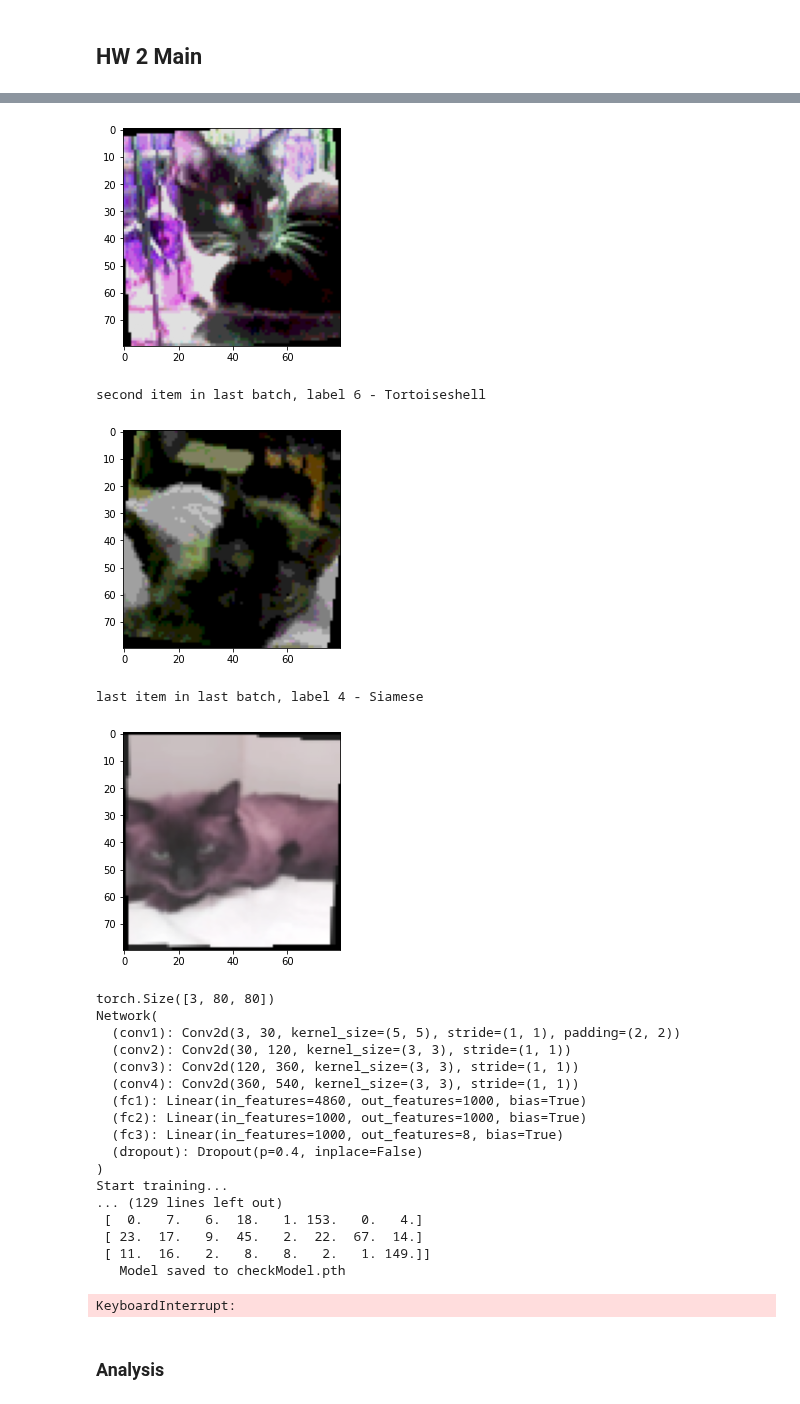
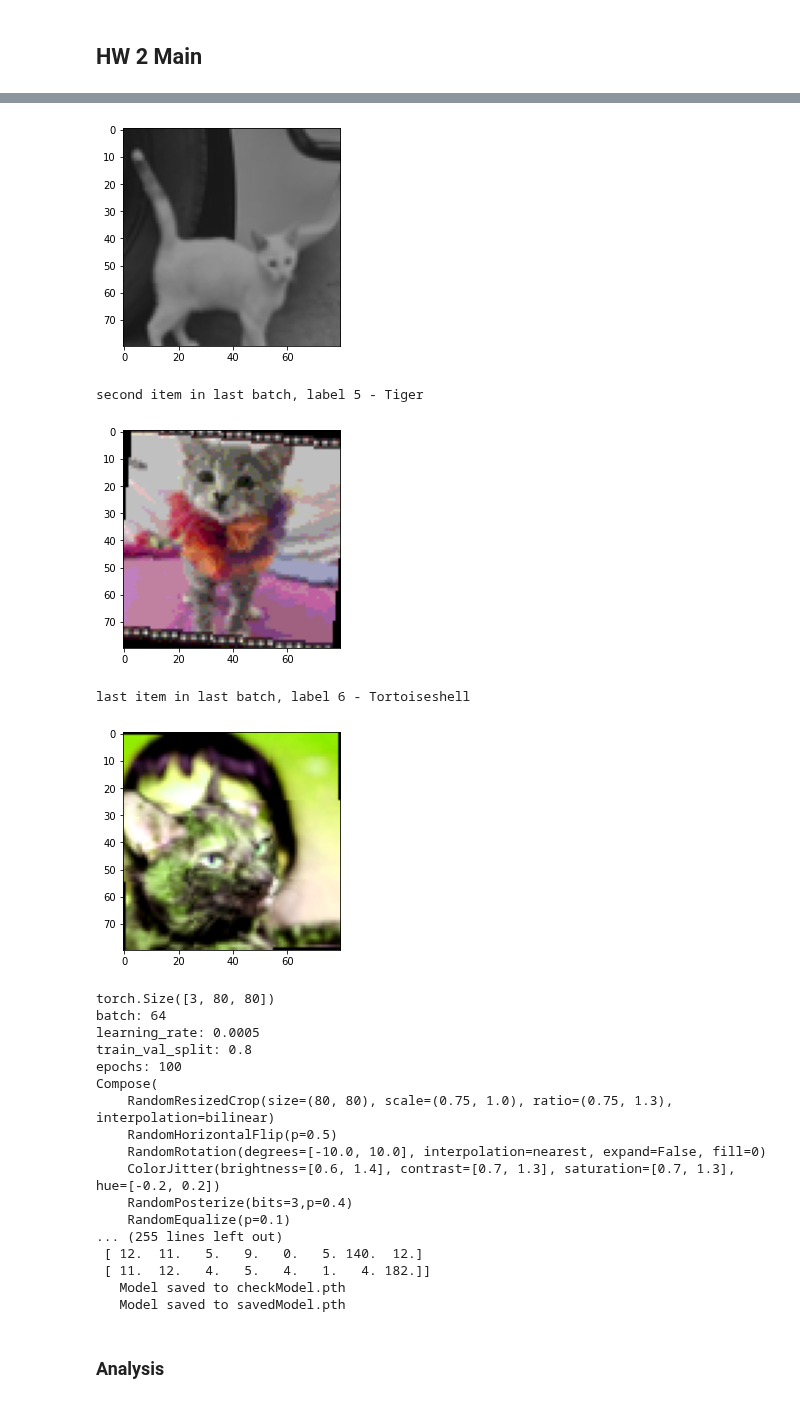
Before and after one commit to demiaochen/Cat-Breed-Classification, a Jupyter notebook: z-trainer.ipynb, the cells around one changed output, grey strips where cells are left out. Cells and saved outputs as stored; diff of their text form; code cells hidden in the pictures.

```diff
--- a/z-trainer.ipynb
+++ b/z-trainer.ipynb
@@ -332,7 +337,35 @@ print(Xs[0].shape)
 
 # Get model, loss criterion and optimizer from student
 net = net.to(device)
+
+#########################
+#**    REMOVABLE_2    **#
+#########################
+print(f'batch: {batch_size}')
+print(f'learning_rate: {learning_rate}')
+print(f'train_val_split: {train_val_split}')
+print(f'epochs: {epochs}')
+
+print(transform('train'))
+
 print(net)
+from prettytable import PrettyTable
+def count_parameters(model):
+    table = PrettyTable(["Modules", "Parameters"])
+    total_params = 0
+    for name, parameter in model.named_parameters():
+        if not parameter.requires_grad: continue
+        param = parameter.numel()
+        table.add_row([name, param])
+        total_params+=param
+    print(table)
+    print(f"Total Trainable Params: {total_params}")
+    return total_params
+count_parameters(net)
+#############################
+#**    REMOVABLE_2 END    **#
+#############################
+
 criterion = loss_func
 optimizer = optimizer
 # get weight initialization and lr scheduler, if appropriate
@@ -400,25 +433,24 @@ first item in last batch, label 7 - Tuxedo
-[figure, old version]
+[figure, new version]
-second item in last batch, label 6 - Tortoiseshell
+second item in last batch, label 5 - Tiger
-[figure, old version]
+[figure, new version]
-last item in last batch, label 4 - Siamese
+last item in last batch, label 6 - Tortoiseshell
-[figure, old version]
+[figure, new version]
 torch.Size([3, 80, 80])
-Network(
-  (conv1): Conv2d(3, 30, kernel_size=(5, 5), stride=(1, 1), padding=(2, 2))
-  (conv2): Conv2d(30, 120, kernel_size=(3, 3), stride=(1, 1))
-  (conv3): Conv2d(120, 360, kernel_size=(3, 3), stride=(1, 1))
-  (conv4): Conv2d(360, 540, kernel_size=(3, 3), stride=(1, 1))
-  (fc1): Linear(in_features=4860, out_features=1000, bias=True)
-  (fc2): Linear(in_features=1000, out_features=1000, bias=True)
-  (fc3): Linear(in_features=1000, out_features=8, bias=True)
-  (dropout): Dropout(p=0.4, inplace=False)
-)
-Start training...
-... (129 lines left out)
- [  0.   7.   6.  18.   1. 153.   0.   4.]
- [ 23.  17.   9.  45.   2.  22.  67.  14.]
- [ 11.  16.   2.   8.   8.   2.   1. 149.]]
+batch: 64
+learning_rate: 0.0005
+train_val_split: 0.8
+epochs: 100
+Compose(
+    RandomResizedCrop(size=(80, 80), scale=(0.75, 1.0), ratio=(0.75, 1.3), interpolation=bilinear)
+    RandomHorizontalFlip(p=0.5)
+    RandomRotation(degrees=[-10.0, 10.0], interpolation=nearest, expand=False, fill=0)
+    ColorJitter(brightness=[0.6, 1.4], contrast=[0.7, 1.3], saturation=[0.7, 1.3], hue=[-0.2, 0.2])
+    RandomPosterize(bits=3,p=0.4)
+    RandomEqualize(p=0.1)
+... (255 lines left out)
+ [ 12.  11.   5.   9.   0.   5. 140.  12.]
+ [ 11.  12.   4.   5.   4.   1.   4. 182.]]
    Model saved to checkModel.pth
+   Model saved to savedModel.pth
-KeyboardInterrupt:
 # %% [markdown]
 ### Analysis
```
Also changed, not shown: parts of 3 cells of this notebook, 1 other file.
